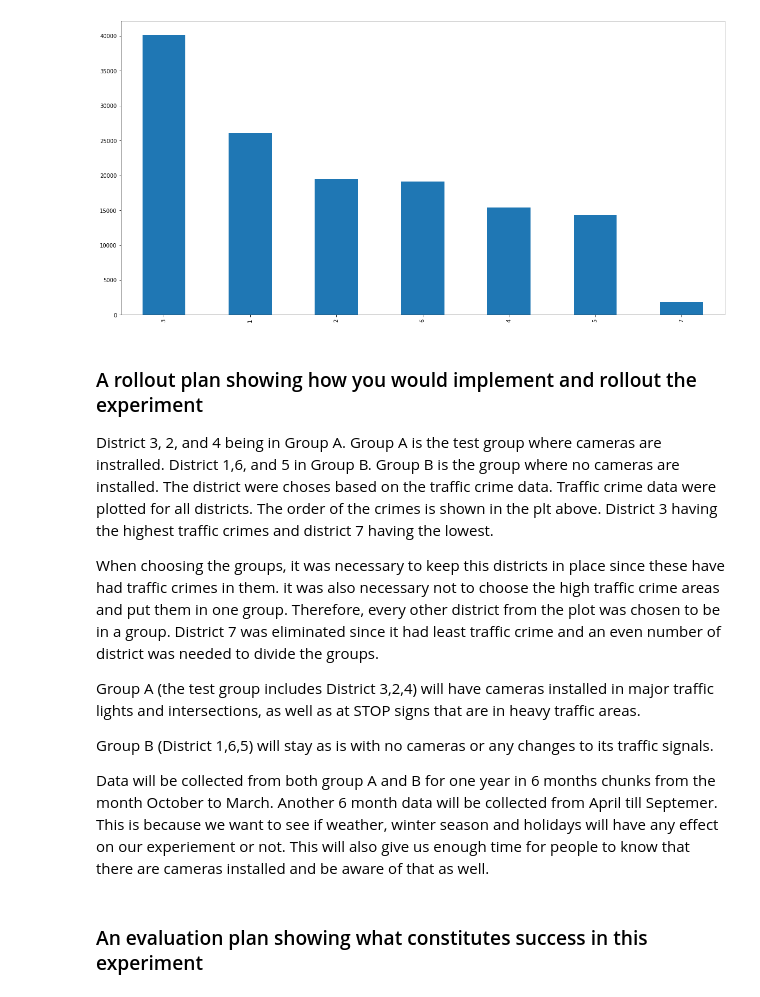
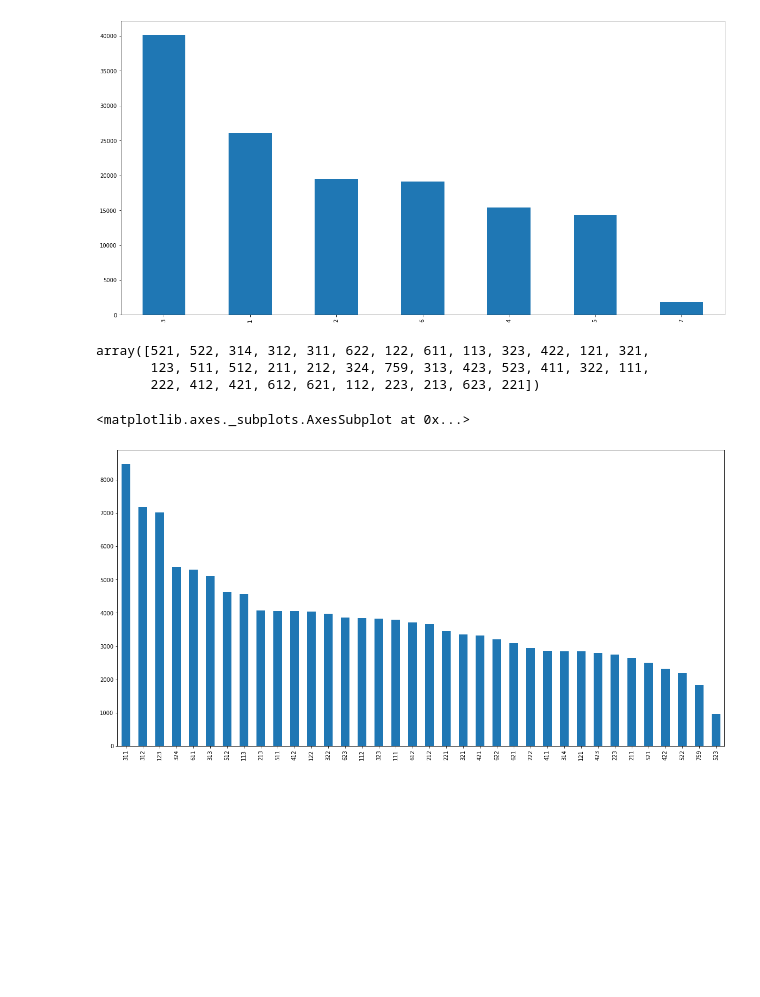
Before and after one commit to tparveen/TF-DataScience, a Jupyter notebook: 14-Experimental-design-A-B/10-capstone.ipynb, the cells around one changed output. Saved outputs shown, nothing was run; the diff lists cells and outputs as text; code cells hidden in the pictures; blank space fills up the shorter version.

```diff
--- a/14-Experimental-design-A-B/10-capstone.ipynb
+++ b/14-Experimental-design-A-B/10-capstone.ipynb
@@ -145,18 +153,16 @@ data[data.IS_TRAFFIC == 1].DISTRICT_ID.value_counts().plot(kind='bar',figsize=(2
 # %% [output]
 <matplotlib.axes._subplots.AxesSubplot at 0x...>
 [figure]
-# %% [markdown]
-### A rollout plan showing how you would implement and rollout the experiment
-
-District 3, 2, and 4 being in Group A. Group A is the test group where cameras are instralled.
-District 1,6, and 5 in Group B. Group B is the group where no cameras are installed. The district were choses based on the traffic crime data. Traffic crime data were plotted for all districts. The order of the crimes is shown in the plt above. District 3 having the highest traffic crimes and district 7 having the lowest.
-
-When choosing the groups, it was necessary to keep this districts in place since these have had traffic crimes in them. it was also necessary not to choose the high traffic crime areas and put them in one group. Therefore, every other district from the plot was chosen to be in a group. District 7 was eliminated since it had least traffic crime and an even number of district was needed to divide the groups.
-
-Group A (the test group includes District 3,2,4) will have cameras installed in major traffic lights and intersections, as well as at STOP signs that are in heavy traffic areas.
-
-Group B (District 1,6,5) will stay as is with no cameras or any changes to its traffic signals.
-
-Data will be collected from both group A and B for one year in 6 months chunks from the month October to March. Another 6 month data will be collected from April till Septemer. This is because we want to see if weather, winter season and holidays will have any effect on our experiement or not. This will also give us enough time for people to know that there are cameras installed and be aware of that as well.
-# %% [markdown]
-### An evaluation plan showing what constitutes success in this experiment
+# %%
+data.PRECINCT_ID.unique()
+# %% [output]
+array([521, 522, 314, 312, 311, 622, 122, 611, 113, 323, 422, 121, 321,
+       123, 511, 512, 211, 212, 324, 759, 313, 423, 523, 411, 322, 111,
+       222, 412, 421, 612, 621, 112, 223, 213, 623, 221])
+# %%
+### FIGURE 2
+# which precinct has the highest traffic accidents
+data[data.IS_TRAFFIC == 1].PRECINCT_ID.value_counts().plot(kind='bar',figsize=(20,10))
+# %% [output]
+<matplotlib.axes._subplots.AxesSubplot at 0x...>
+[figure, added]
```
Also changed, not shown: parts of 5 cells of this notebook, 1 other file.
